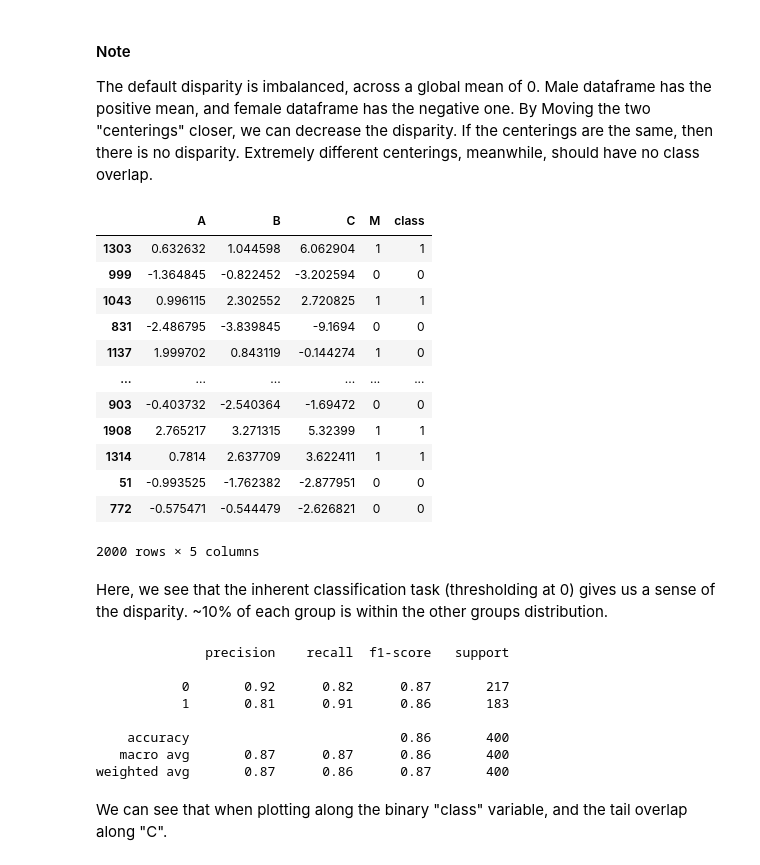
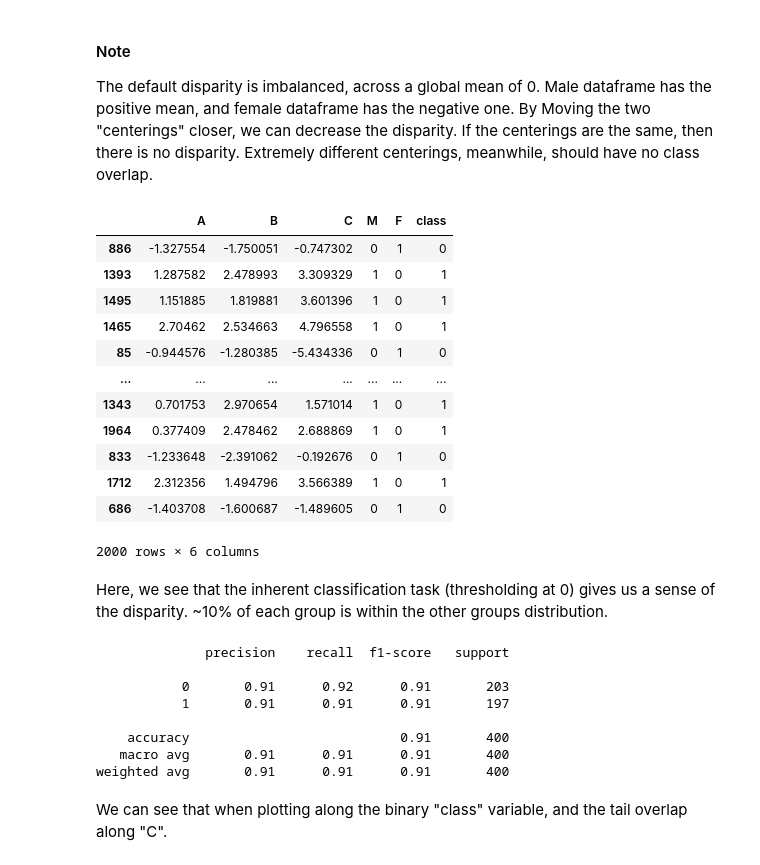
Before and after one commit to lurosenb/Swap_Auditor, a Jupyter notebook: more_stability_tests.ipynb, the cells around one changed output. Drawn from its saved outputs; the diff is of its cells as text; code cells hidden in the pictures.

```diff
--- a/more_stability_tests.ipynb
+++ b/more_stability_tests.ipynb
@@ -31,57 +31,57 @@ def build_group(df, n=1000, center=(1.0,2.0)):
         A = pyro.sample('A', dist.Normal(torch.tensor(center[0]), 1))
         B = pyro.sample('B', dist.Normal(torch.tensor(center[1]), 1))
         C = pyro.sample('C', dist.Normal(A+B, 2))
         A = A + noise1
         B = B + noise2
         C = C + noise3
         df = df.append({
             'A': A.item(),
             'B': B.item(),
             'C': C.item(),
         }, ignore_index=True)
     return df
 
 def run_exp(male_center, female_center):
     df_synth_male = pd.DataFrame({}, columns=['A','B','C'])
     df_synth_male = build_group(df_synth_male, center=male_center)
     df_synth_female = pd.DataFrame({}, columns=['A','B','C'])
     df_synth_female = build_group(df_synth_female, center=female_center)
     df_synth_male['M'] = 1
     df_synth_female['M'] = 0
-    #df_synth_male['F'] = 0
-    #df_synth_female['F'] = 1
+    df_synth_male['F'] = 0
+    df_synth_female['F'] = 1
     df_synth = pd.concat([df_synth_female,df_synth_male], ignore_index=True)
     df_synth = df_synth.sample(frac=1)
     df_synth['class'] = 0
     df_synth.loc[(df_synth["C"] > 0), "class"] = 1
 
     return df_synth
 
 df_synth = run_exp((1.0, 2.0), (-1.0, -2.0))
 df_synth
 # %% [output]
-|  | A | B | C | M | class |
-| 1303 | 0.632632 | 1.044598 | 6.062904 | 1 | 1 |
-| 999 | -1.364845 | -0.822452 | -3.202594 | 0 | 0 |
-| 1043 | 0.996115 | 2.302552 | 2.720825 | 1 | 1 |
-| 831 | -2.486795 | -3.839845 | -9.1694 | 0 | 0 |
-| 1137 | 1.999702 | 0.843119 | -0.144274 | 1 | 0 |
-| ... | ... | ... | ... | ... | ... |
-| 903 | -0.403732 | -2.540364 | -1.69472 | 0 | 0 |
-| 1908 | 2.765217 | 3.271315 | 5.32399 | 1 | 1 |
-| 1314 | 0.7814 | 2.637709 | 3.622411 | 1 | 1 |
-| 51 | -0.993525 | -1.762382 | -2.877951 | 0 | 0 |
-| 772 | -0.575471 | -0.544479 | -2.626821 | 0 | 0 |
+|  | A | B | C | M | F | class |
+| 886 | -1.327554 | -1.750051 | -0.747302 | 0 | 1 | 0 |
+| 1393 | 1.287582 | 2.478993 | 3.309329 | 1 | 0 | 1 |
+| 1495 | 1.151885 | 1.819881 | 3.601396 | 1 | 0 | 1 |
+| 1465 | 2.70462 | 2.534663 | 4.796558 | 1 | 0 | 1 |
+| 85 | -0.944576 | -1.280385 | -5.434336 | 0 | 1 | 0 |
+| ... | ... | ... | ... | ... | ... | ... |
+| 1343 | 0.701753 | 2.970654 | 1.571014 | 1 | 0 | 1 |
+| 1964 | 0.377409 | 2.478462 | 2.688869 | 1 | 0 | 1 |
+| 833 | -1.233648 | -2.391062 | -0.192676 | 0 | 1 | 0 |
+| 1712 | 2.312356 | 1.494796 | 3.566389 | 1 | 0 | 1 |
+| 686 | -1.403708 | -1.600687 | -1.489605 | 0 | 1 | 0 |
-2000 rows × 5 columns
+2000 rows × 6 columns
 # %% [markdown]
 Here, we see that the inherent classification task (thresholding at 0) gives us a sense of the disparity. ~10% of each group is within the other groups distribution.
 # %%
 def train_model(df_synth, print_classification_report=True):
     df_train = df_synth.copy()
     df_train['M'] = 0
-    # df_train['F'] = 0
+    df_train['F'] = 0
 
-    features = ['A','B', 'M']
+    features = ['A','B', 'M', 'F']
     # features.remove('F')
     target = 'class'
     from sklearn.linear_model import LogisticRegression
@@ -100,12 +100,12 @@ model = train_model(df_synth)
 # %% [output]
               precision    recall  f1-score   support
 
-           0       0.92      0.82      0.87       217
-           1       0.81      0.91      0.86       183
+           0       0.91      0.92      0.91       203
+           1       0.91      0.91      0.91       197
 
-    accuracy                           0.86       400
-   macro avg       0.87      0.87      0.86       400
-weighted avg       0.87      0.86      0.87       400
+    accuracy                           0.91       400
+   macro avg       0.91      0.91      0.91       400
+weighted avg       0.91      0.91      0.91       400
 # %% [markdown]
 We can see that when plotting along the binary "class" variable, and the tail overlap along "C".
 # %%
```
Also changed, not shown: parts of 3 cells of this notebook.
